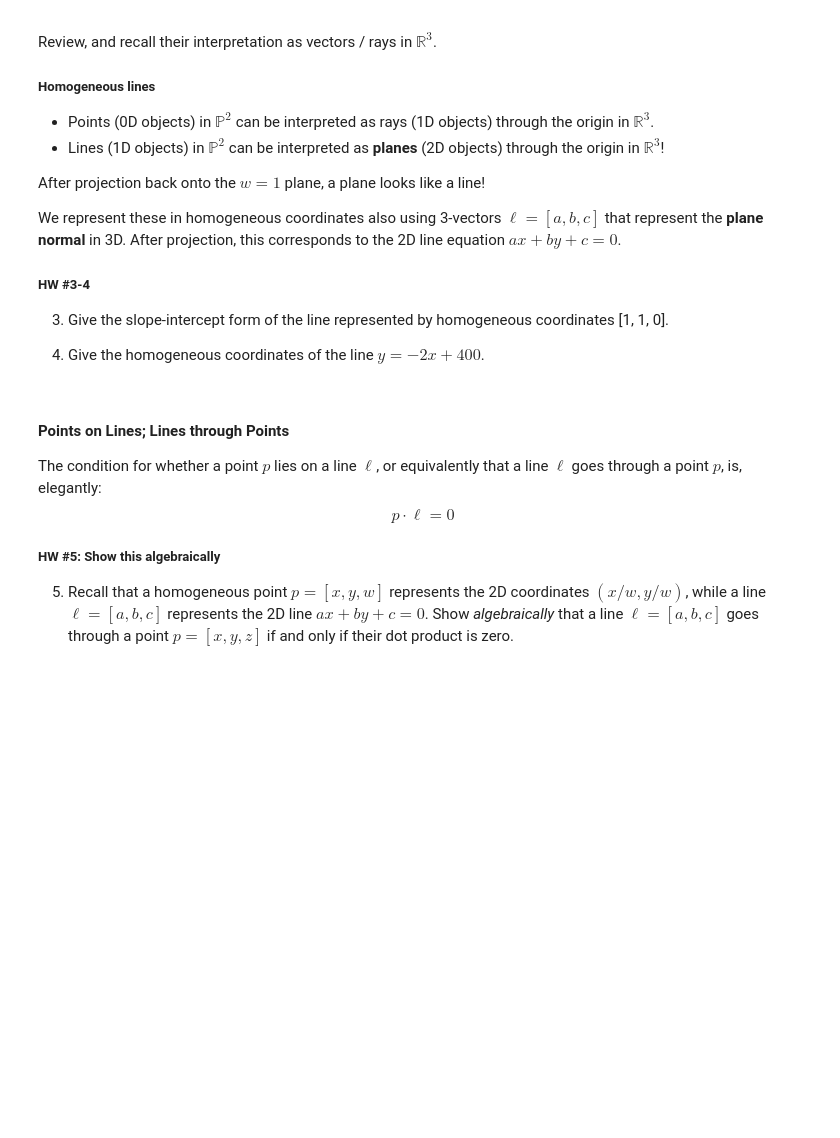
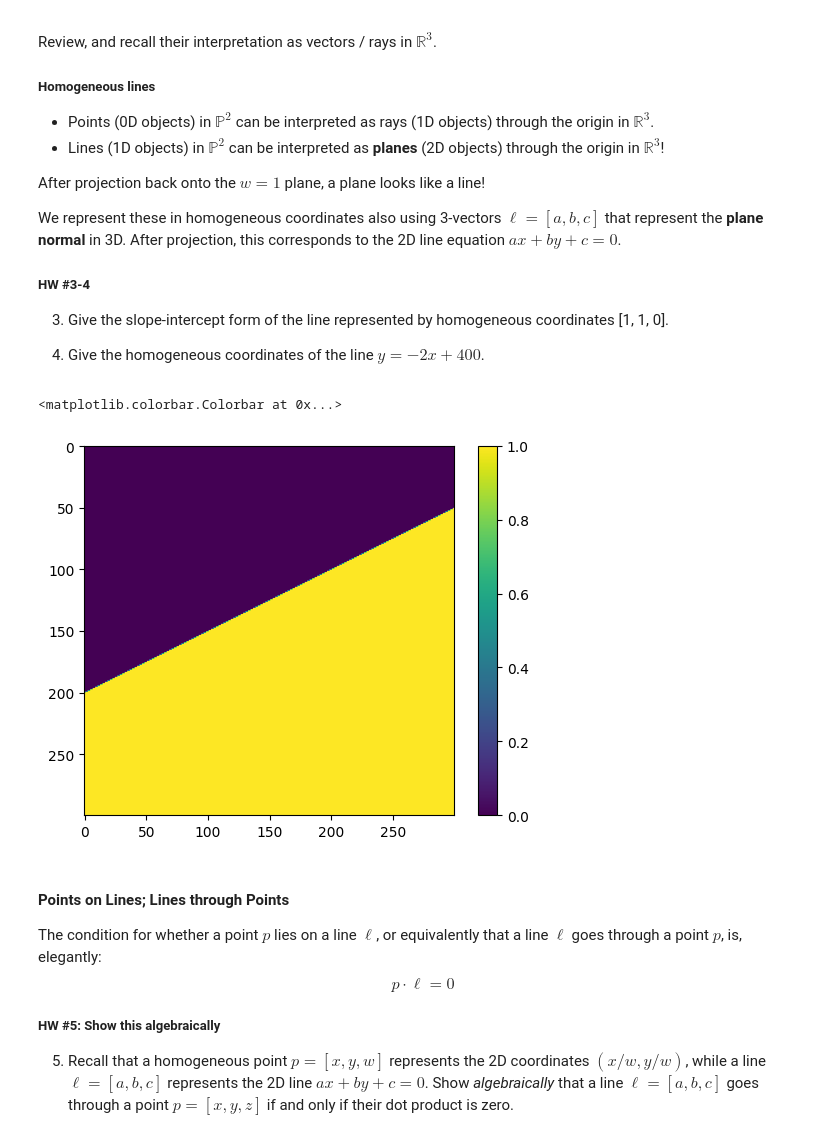
Before and after one commit to csci476-24w/476-lectures, a Jupyter notebook: notebooks/L13_476.ipynb, the cells around one changed output. Saved outputs shown, nothing was run; the diff lists cells and outputs as text; code cells hidden in the pictures; blank space fills up the shorter version.

```diff
--- a/notebooks/L13_476.ipynb
+++ b/notebooks/L13_476.ipynb
@@ -132,14 +134,17 @@ We represent these in homogeneous coordinates also using 3-vectors $\ell = [a, b
 4. Give the homogeneous coordinates of the line $y = -2x + 400$.
 # %%
 # TODO line_4 =
-
+line_4 = [2, 1, -400]
 
 a, b, c = line_4
 x, y = np.mgrid[:300, :300]
 
-plt.imshow(a*x + b*y + c)
-#plt.imshow(a*x + b*y + c > 0)
+#plt.imshow(a*x + b*y + c)
+plt.imshow(a*x + b*y + c > 0)
 plt.colorbar()
+# %% [output]
+<matplotlib.colorbar.Colorbar at 0x...>
+[figure, added]
 # %% [markdown]
 #### Points on Lines; Lines through Points
 
```
Also changed, not shown: parts of 4 cells of this notebook, 7 other files.
